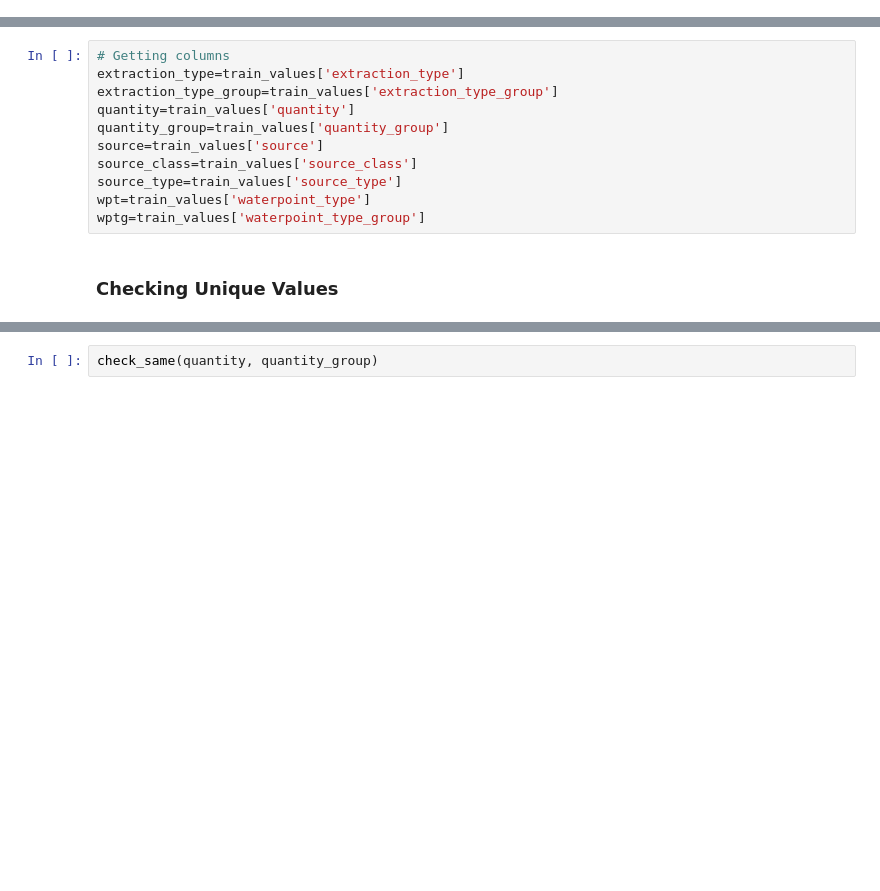
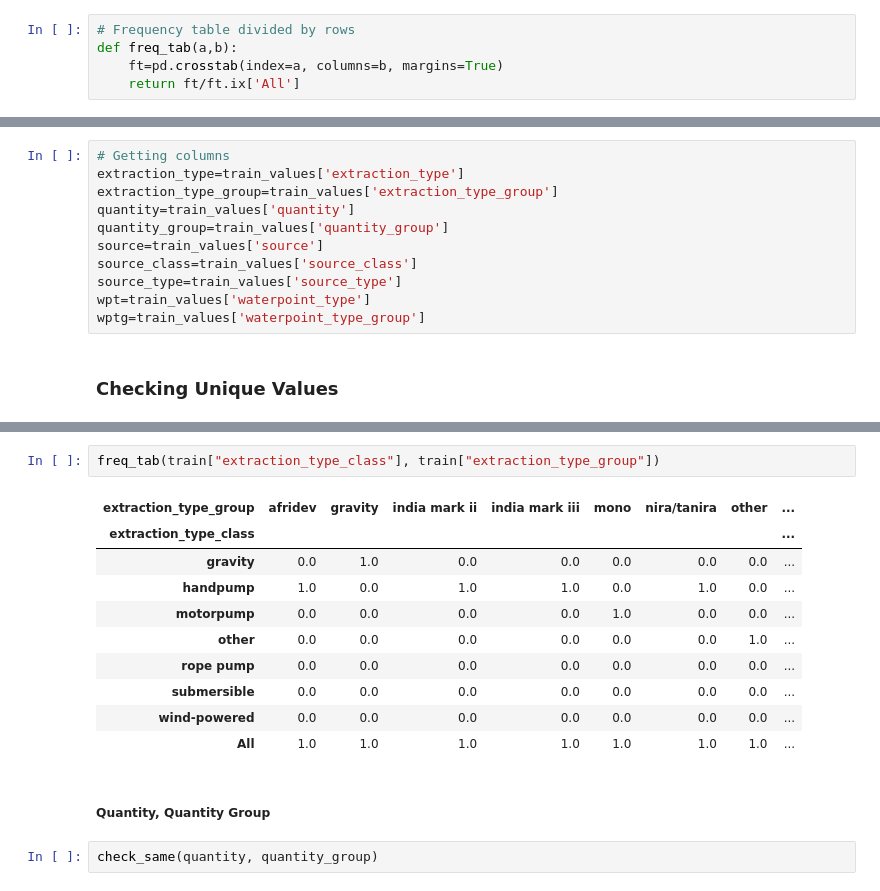
Before and after one commit to smaroukis/pump-it-up-data-mining, a Jupyter notebook: sandbox_351_proj.ipynb, the cells around one changed output, grey strips where cells are left out. Drawn from its saved outputs; the diff is of its cells as text; blank space fills up the shorter version.

```diff
--- a/sandbox_351_proj.ipynb
+++ b/sandbox_351_proj.ipynb
@@ -46,6 +46,11 @@ plt.show()
 [figure]
 # %% [markdown]
 ### Frequency Tables
+# %%
+# Frequency table divided by rows
+def freq_tab(a,b):
+    ft=pd.crosstab(index=a, columns=b, margins=True)
+    return ft/ft.ix['All']
 # %%
 # Frequency Table Example: Permit
 permit_ct=pd.crosstab(index=train["status_group"], columns=train["permit"], margins=True)
@@ -107,3 +136,18 @@ extraction_type_group has 13 unique values
+# %%
+freq_tab(train["extraction_type_class"], train["extraction_type_group"])
+# %% [output]
+| extraction_type_group | afridev | gravity | india mark ii | india mark iii | mono | nira/tanira | other | ... |
+| extraction_type_class |  |  |  |  |  |  |  | ... |
+| gravity | 0.0 | 1.0 | 0.0 | 0.0 | 0.0 | 0.0 | 0.0 | ... |
+| handpump | 1.0 | 0.0 | 1.0 | 1.0 | 0.0 | 1.0 | 0.0 | ... |
+| motorpump | 0.0 | 0.0 | 0.0 | 0.0 | 1.0 | 0.0 | 0.0 | ... |
+| other | 0.0 | 0.0 | 0.0 | 0.0 | 0.0 | 0.0 | 1.0 | ... |
+| rope pump | 0.0 | 0.0 | 0.0 | 0.0 | 0.0 | 0.0 | 0.0 | ... |
+| submersible | 0.0 | 0.0 | 0.0 | 0.0 | 0.0 | 0.0 | 0.0 | ... |
+| wind-powered | 0.0 | 0.0 | 0.0 | 0.0 | 0.0 | 0.0 | 0.0 | ... |
+| All | 1.0 | 1.0 | 1.0 | 1.0 | 1.0 | 1.0 | 1.0 | ... |
+# %% [markdown]
+##### Quantity, Quantity Group
 # %%
 check_same(quantity, quantity_group)
 # %% [output]
```
Also changed, not shown: parts of 18 cells of this notebook.
